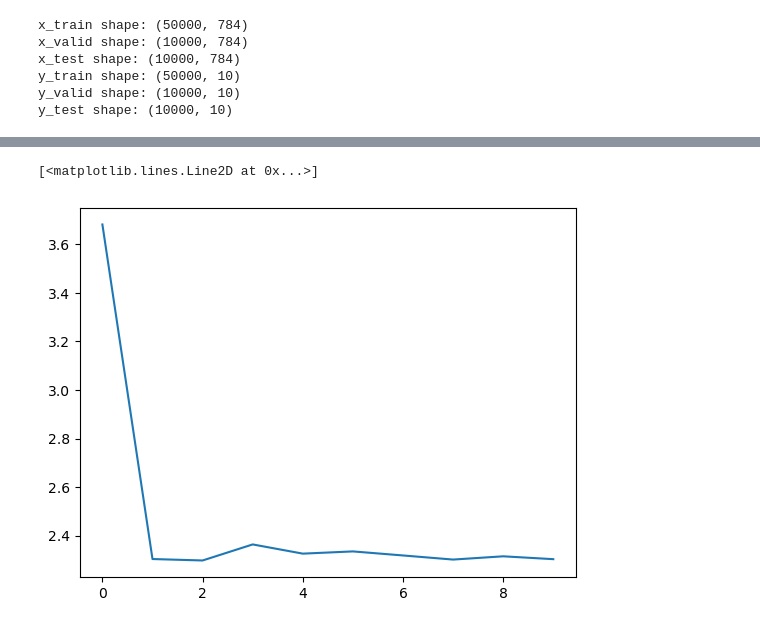
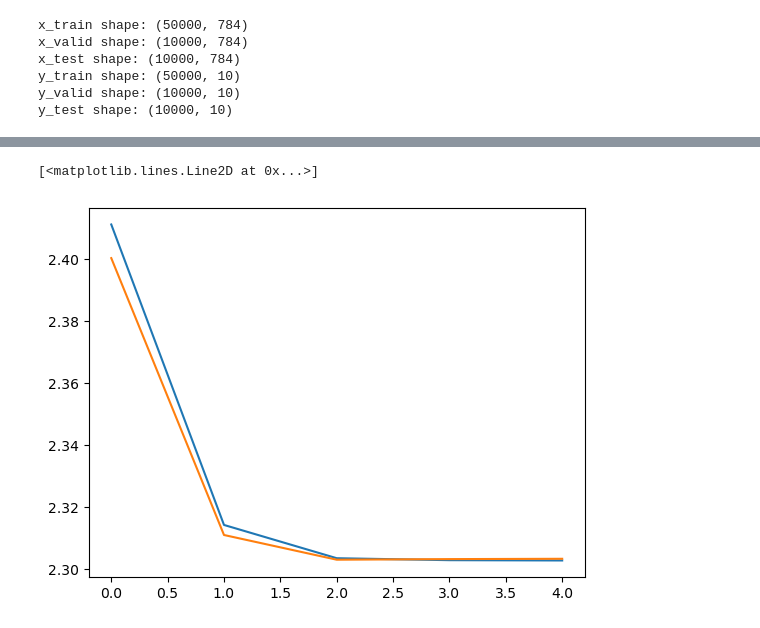
Before and after one commit to srikrishnan-b/DA6401, a Jupyter notebook: trial.ipynb, the cells around one changed output, grey strips where cells are left out. Cells and saved outputs as stored; diff of their text form; code cells hidden in the pictures.

```diff
--- a/trial.ipynb
+++ b/trial.ipynb
@@ -303,25 +389,33 @@ def check_for_nans(array):
 # %%
-batch_size = 16
-threshold = 100
-loss = Loss(loss_fn='cross_entropy')
-optimizer = GradientDescent(optimizer='momentum', lr=0.0001, clipping_threshold=threshold, beta=0.9)
-model = NeuralNet(input_size=x_train.shape[1], hidden_size=32, output_size=10, n_layers=4, loss=loss, activation=["sigmoid", "softmax"])
-dataloader = batch_data(x_train, y_train, batch_size)
-losses = []
-for epoch in range(10):
+
+train = batch_data(x_train, y_train, batch_size)
+valid = batch_data(x_valid, y_valid, batch_size)
+train_losses = []
+valid_losses = []
+for epoch in range(5):
     i=0
     print(f"Epoch: {epoch}")
-    batch_loss = []
-    for x,y in dataloader:
-        output = model(x,y)
+    batch_train_loss = []
+    batch_valid_loss = []
+    for (x,y),  (x_val, y_val) in zip(train, valid):
+
+        optimizer.gradient_descent(model, x, y)
         loss = model.loss
         i+=1
         if i%1000 == 0:
             print(f"batch {i} loss: {loss}")
-        batch_loss.append(loss)
+        batch_train_loss.append(loss)
 
-        optimizer.backprop(model, x, y, output)
+
+        valid_output = model(x_val, y_val)
+        valid_loss = model.loss
+        if i%1000 == 0:
+            print(f"validation loss: {valid_loss}")
+        batch_valid_loss.append(valid_loss)
     clear_output(True)
-    print(f"average epoch loss: {np.mean(batch_loss)}")
-    losses.append(np.mean(batch_loss))
+    print(f"average train loss in epoch {epoch}: {np.mean(batch_train_loss)}")
+    print(f"average valid loss in epoch {epoch}: {np.mean(batch_valid_loss)}")
+
+    train_losses.append(np.mean(batch_train_loss))
+    valid_losses.append(np.mean(batch_valid_loss))
 # %% [output]
@@ -329,5 +423,0 @@ average epoch loss: 2.302945496022981
-# %%
-plt.plot(losses)
-# %% [output]
-[<matplotlib.lines.Line2D at 0x...>]
-[figure, removed]
@@ -335,0 +424,6 @@ plt.plot(losses)
+# %%
+plt.plot(train_losses)
+plt.plot(valid_losses)
+# %% [output]
+[<matplotlib.lines.Line2D at 0x...>]
+[figure, added]
```
Also changed, not shown: parts of 11 cells of this notebook.
